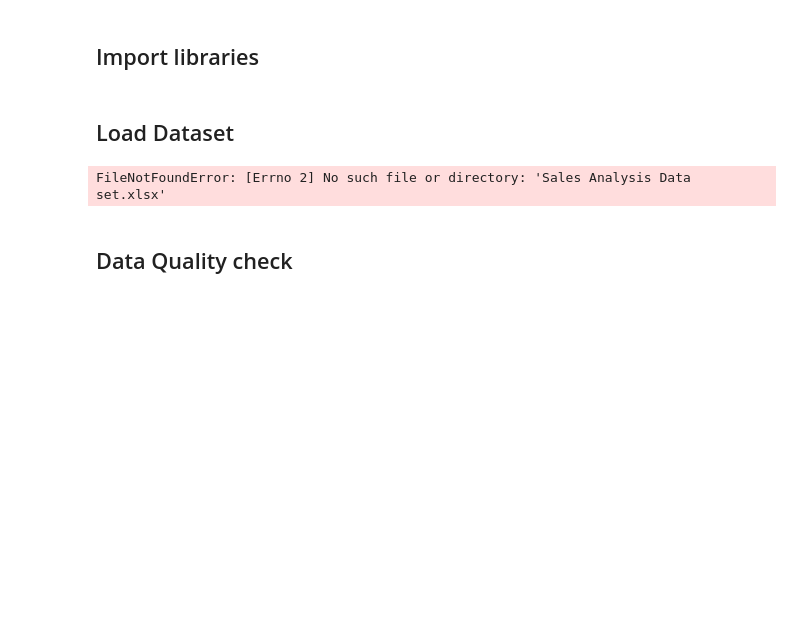
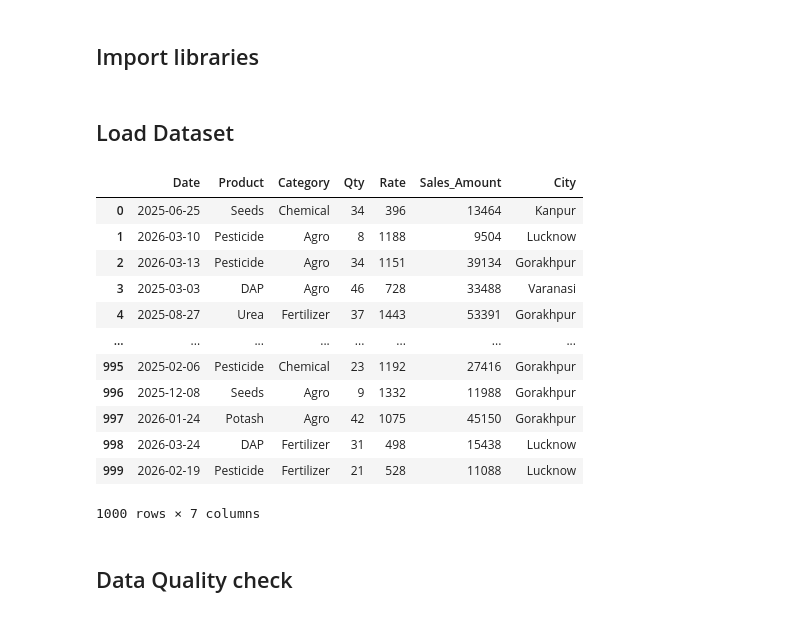
Before and after one commit to atulk91/sales-performance-analysis-python, a Jupyter notebook: Notebooks/Sales_Performance_Analysis.ipynb, the cells around one changed output. Drawn from its saved outputs; the diff is of its cells as text; code cells hidden in the pictures; blank space fills up the shorter version.

```diff
--- a/Notebooks/Sales_Performance_Analysis.ipynb
+++ b/Notebooks/Sales_Performance_Analysis.ipynb
@@ -16,10 +16,22 @@ import seaborn as sns
 # %% [markdown]
 ## Load Dataset
 # %%
-df=pd.read_excel('Sales Analysis Data set.xlsx')
+df=pd.read_excel('../Data/Sales Analysis Data set.xlsx')
 df
 # %% [output]
+|  | Date | Product | Category | Qty | Rate | Sales_Amount | City |
+| 0 | 2025-06-25 | Seeds | Chemical | 34 | 396 | 13464 | Kanpur |
+| 1 | 2026-03-10 | Pesticide | Agro | 8 | 1188 | 9504 | Lucknow |
+| 2 | 2026-03-13 | Pesticide | Agro | 34 | 1151 | 39134 | Gorakhpur |
+| 3 | 2025-03-03 | DAP | Agro | 46 | 728 | 33488 | Varanasi |
+| 4 | 2025-08-27 | Urea | Fertilizer | 37 | 1443 | 53391 | Gorakhpur |
+| ... | ... | ... | ... | ... | ... | ... | ... |
+| 995 | 2025-02-06 | Pesticide | Chemical | 23 | 1192 | 27416 | Gorakhpur |
+| 996 | 2025-12-08 | Seeds | Agro | 9 | 1332 | 11988 | Gorakhpur |
+| 997 | 2026-01-24 | Potash | Agro | 42 | 1075 | 45150 | Gorakhpur |
+| 998 | 2026-03-24 | DAP | Fertilizer | 31 | 498 | 15438 | Lucknow |
+| 999 | 2026-02-19 | Pesticide | Fertilizer | 21 | 528 | 11088 | Lucknow |
-FileNotFoundError: [Errno 2] No such file or directory: 'Sales Analysis Data set.xlsx'
+1000 rows × 7 columns
 # %% [markdown]
 ## Data Quality check
 # %%
```
Also changed, not shown: parts of 44 cells of this notebook.
